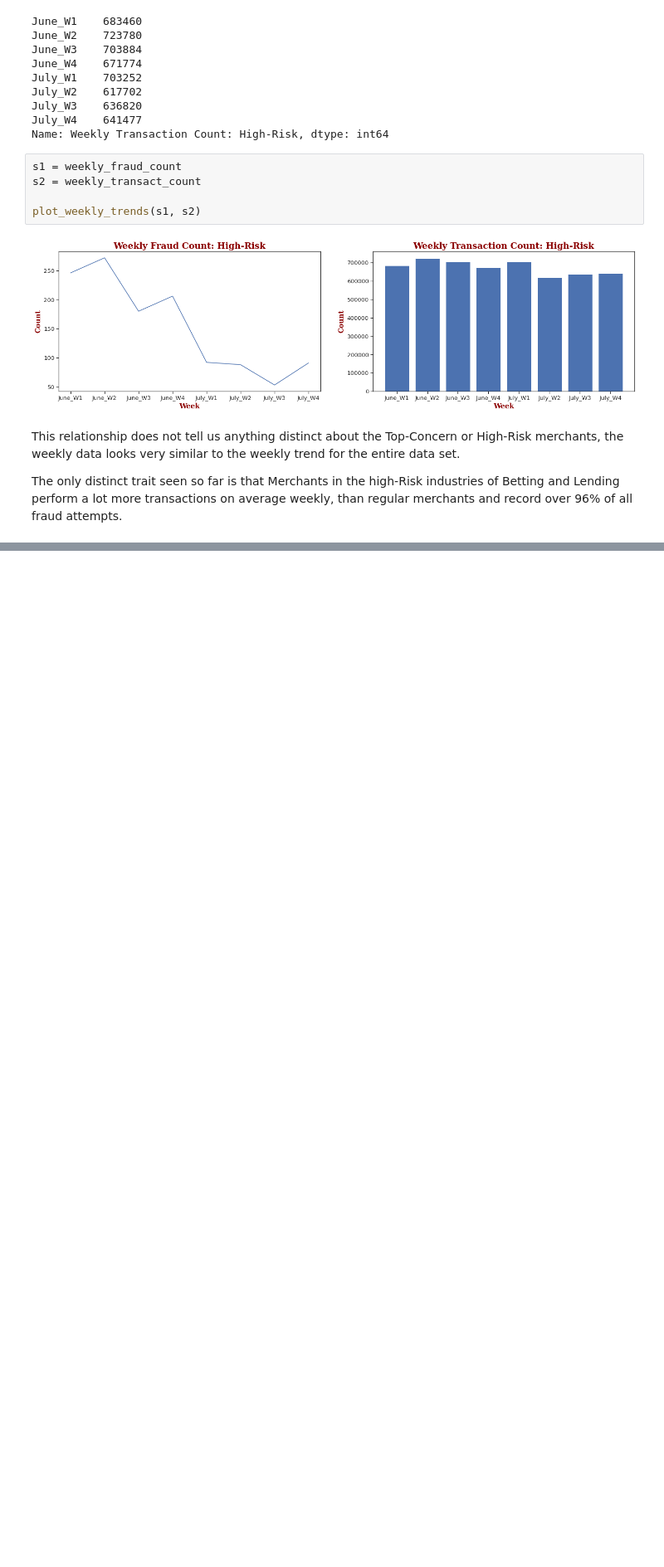
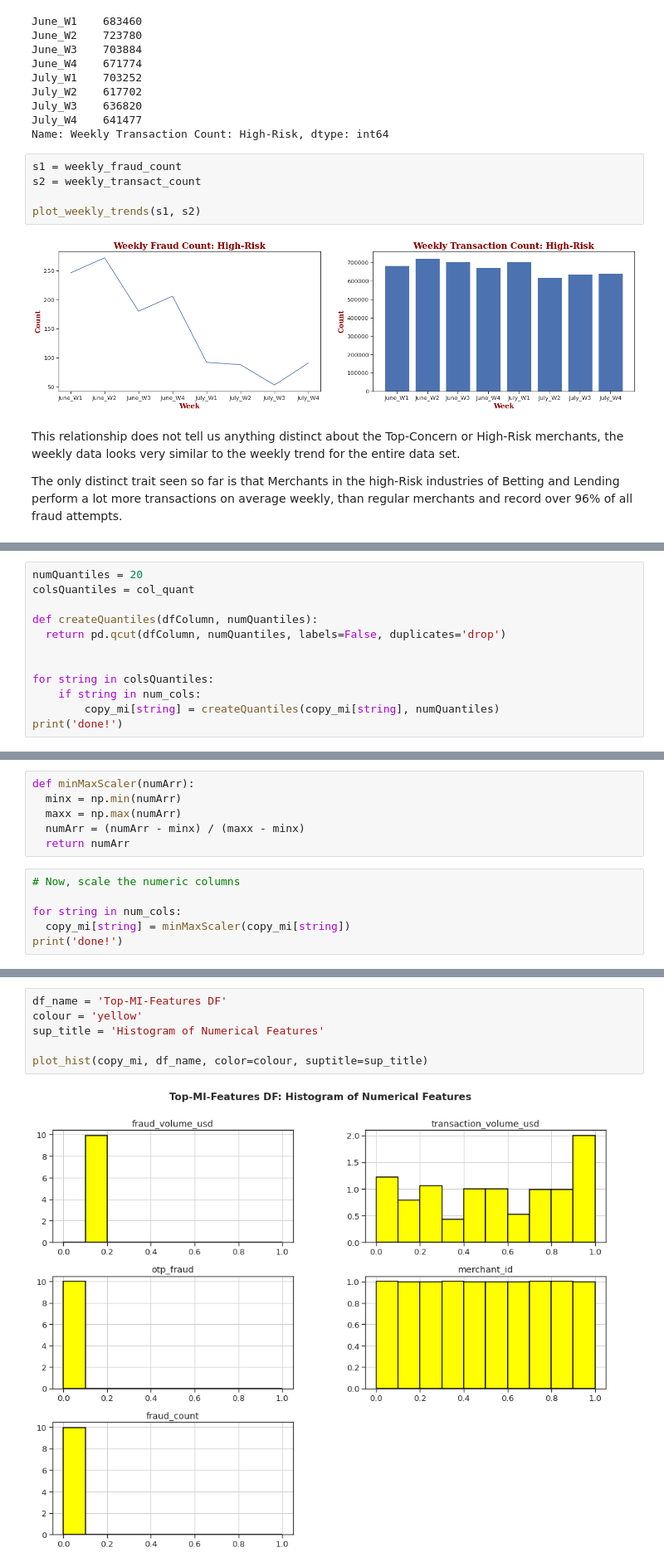
Before and after one commit to Lawrence-Krukrubo/fraud_analyst_assignment, a Jupyter notebook: fraud_analysis.ipynb, the cells around one changed output, grey strips where cells are left out. Shown at 83% size. Saved outputs shown, nothing was run; the diff lists cells and outputs as text; blank space fills up the shorter version.

```diff
--- a/fraud_analysis.ipynb
+++ b/fraud_analysis.ipynb
@@ -1400,0 +1595,12 @@ Here, we shall apply a simple K-means algorithm to the data to see if we can fin
+# %%
+numQuantiles = 20
+colsQuantiles = col_quant
+
+def createQuantiles(dfColumn, numQuantiles):
+  return pd.qcut(dfColumn, numQuantiles, labels=False, duplicates='drop')
+
+
+for string in colsQuantiles:
+    if string in num_cols:
+        copy_mi[string] = createQuantiles(copy_mi[string], numQuantiles)
+print('done!')
@@ -1400,0 +1621,12 @@ Here, we shall apply a simple K-means algorithm to the data to see if we can fin
+# %%
+def minMaxScaler(numArr):
+  minx = np.min(numArr)
+  maxx = np.max(numArr)
+  numArr = (numArr - minx) / (maxx - minx)
+  return numArr
+# %%
+# Now, scale the numeric columns
+
+for string in num_cols:
+  copy_mi[string] = minMaxScaler(copy_mi[string])
+print('done!')
@@ -1400,0 +1647,8 @@ Here, we shall apply a simple K-means algorithm to the data to see if we can fin
+# %%
+df_name = 'Top-MI-Features DF'
+colour = 'yellow'
+sup_title = 'Histogram of Numerical Features'
+
+plot_hist(copy_mi, df_name, color=colour, suptitle=sup_title)
+# %% [output]
+[figure, added]
```
Also changed, not shown: parts of 50 cells of this notebook.
